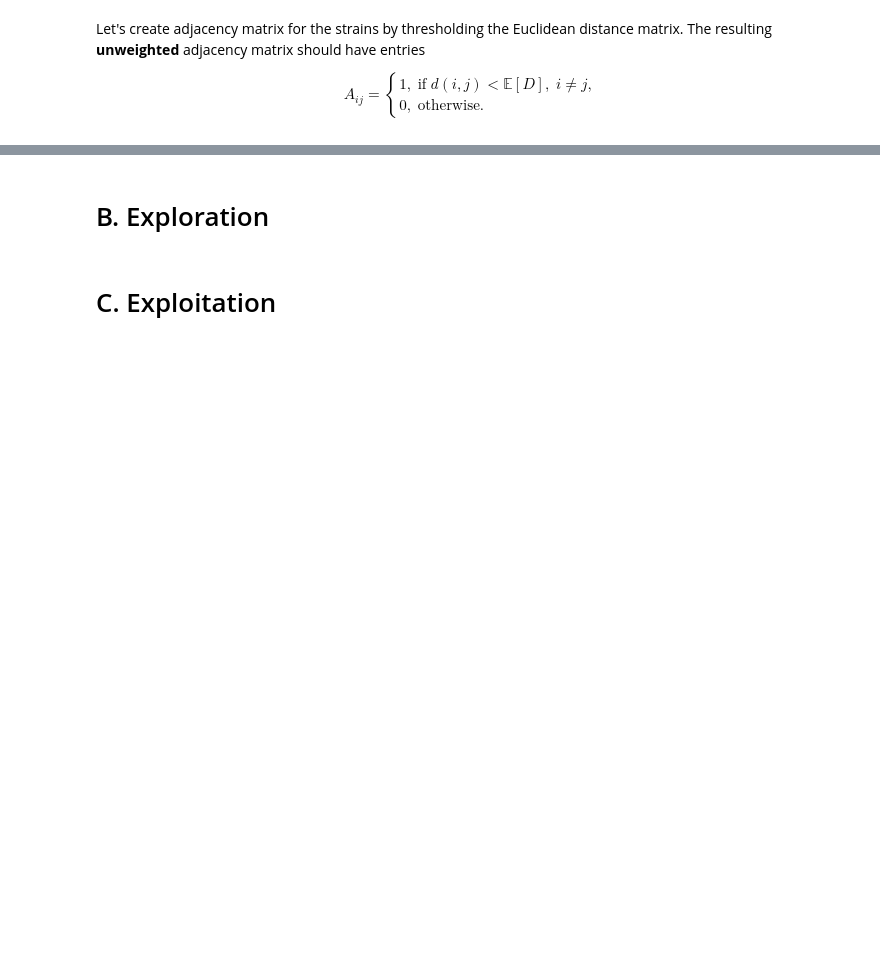
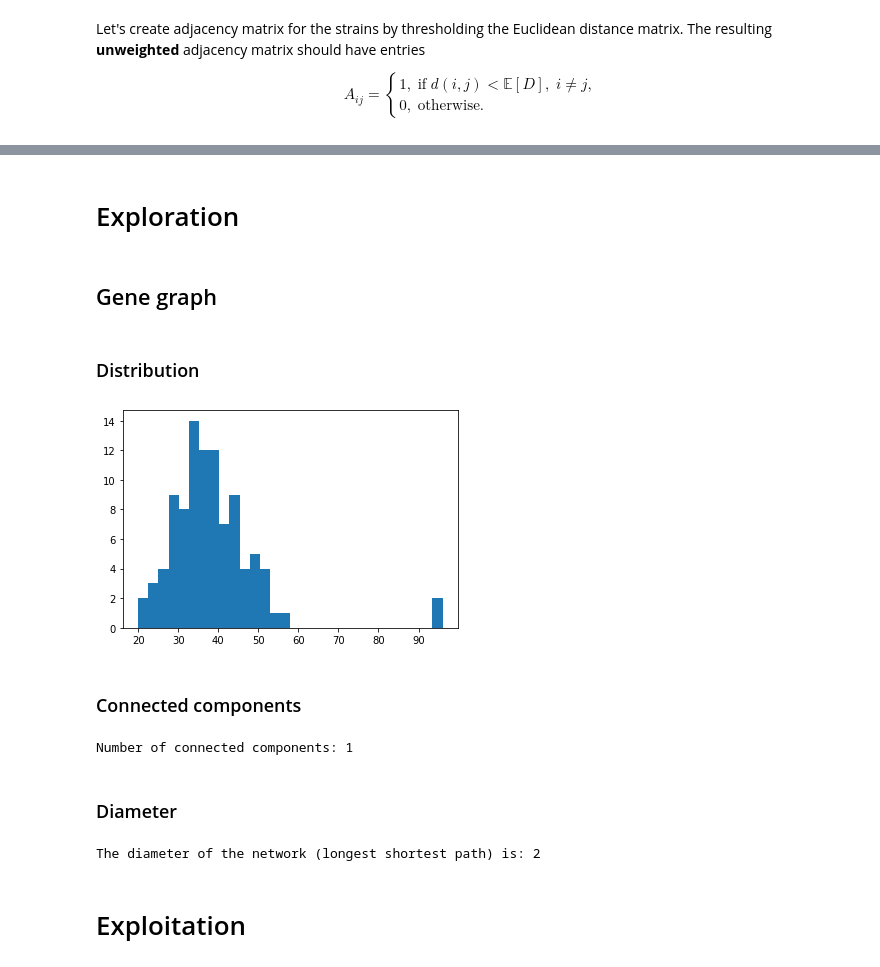
Before and after one commit to raphaelreiss/Network_tour_of_mice_genetics, a Jupyter notebook: Graph_Analysis_Mice_Genetics.ipynb, the cells around one changed output, grey strips where cells are left out. Drawn from its saved outputs; the diff is of its cells as text; code cells hidden in the pictures; blank space fills up the shorter version.

```diff
--- a/Graph_Analysis_Mice_Genetics.ipynb
+++ b/Graph_Analysis_Mice_Genetics.ipynb
@@ -158,6 +240,35 @@ plt.show()
 # %%
 np.save("data/numpy/gen_related_strain_A.npy", gen_related_strain_A)
 # %% [markdown]
-# B. Exploration
+# Exploration
+# %% [markdown]
+## Gene graph
+# %% [markdown]
+### Distribution
+# %%
+A_genes = np.load("data/numpy/gen_related_strain_A.npy")
+# %%
+gene_graph = nx.from_numpy_array(A_genes)
+# %%
+def plot_hist(G, bins=30):
+    d = G.degree()
+    plt.hist(list(dict(d).values()), bins=bins)
+    plt.show()
+
+plot_hist(gene_graph)
+# %% [output]
+[figure, added]
+# %% [markdown]
+### Connected components
+# %%
+print("Number of connected components: %i" %nx.number_connected_components(gene_graph))
+# %% [output]
+Number of connected components: 1
+# %% [markdown]
+### Diameter
+# %%
+print("The diameter of the network (longest shortest path) is: %i" % nx.diameter(gene_graph))
+# %% [output]
+The diameter of the network (longest shortest path) is: 2
 # %% [markdown]
-# C. Exploitation
+# Exploitation
```
Also changed, not shown: parts of 28 cells of this notebook.
